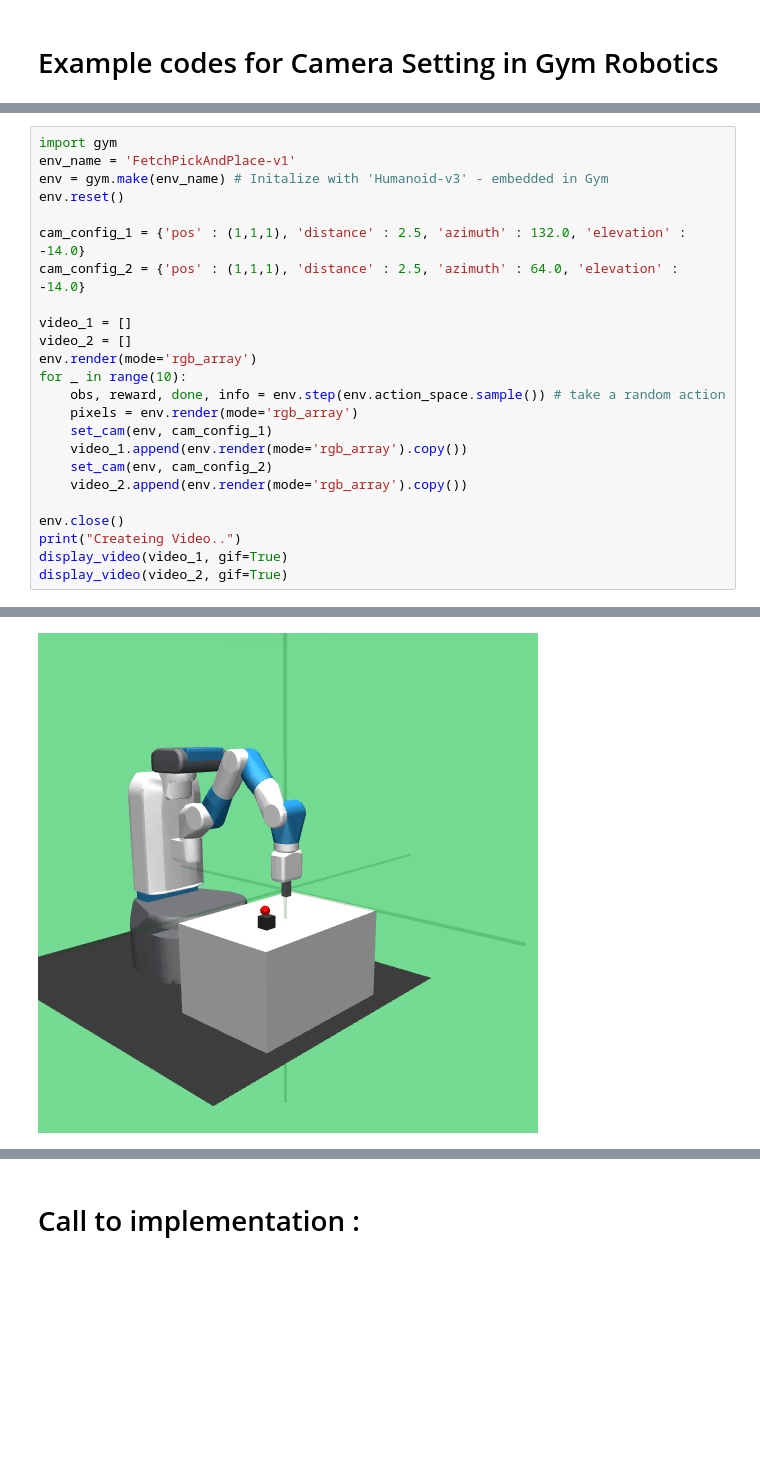
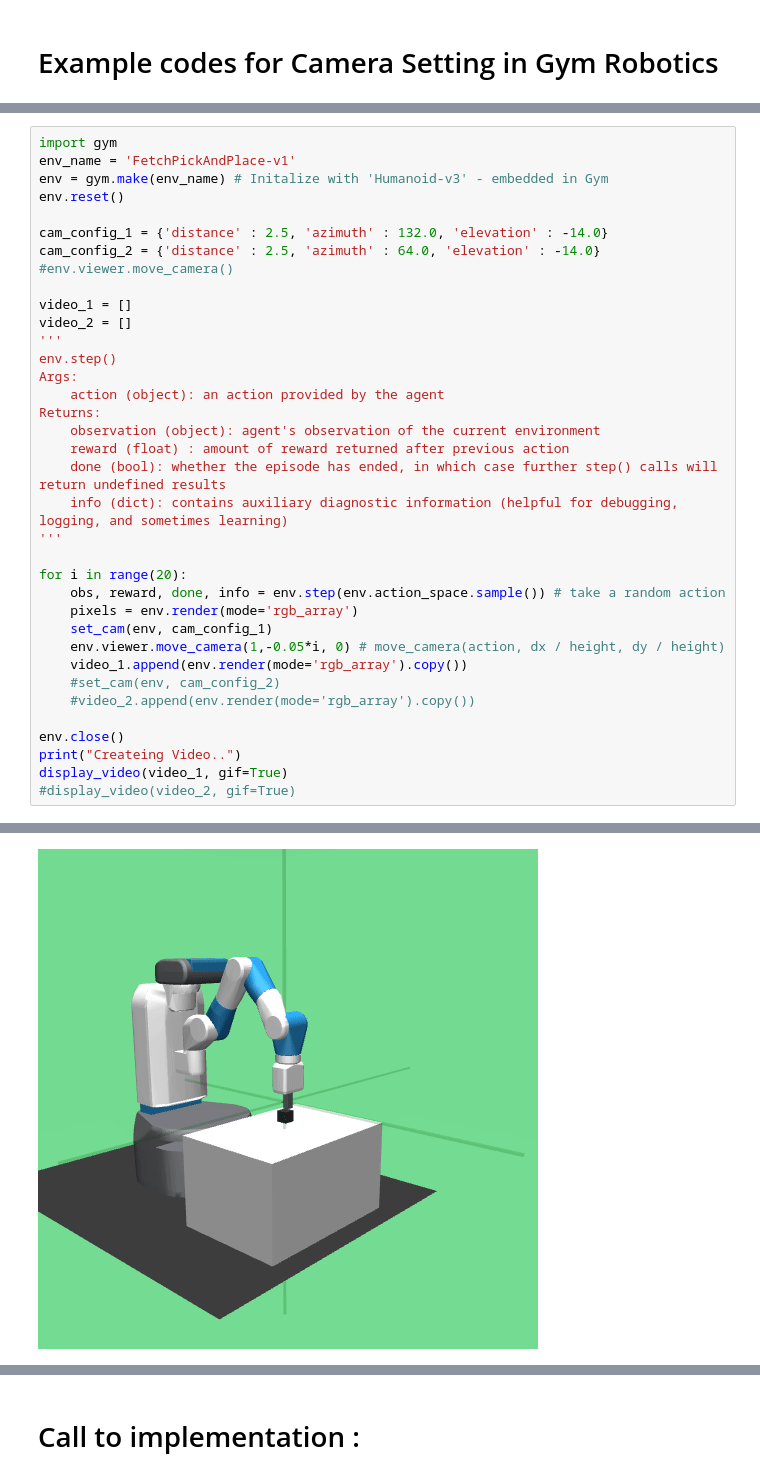
Before and after one commit to jesn1219/Examples_Mujoco, a Jupyter notebook: ipynb/RoboticsCameraSamples.ipynb, the cells around one changed output, grey strips where cells are left out. Drawn from its saved outputs; the diff is of its cells as text; blank space fills up the shorter version.

Commit message:
add multi_rendering

```diff
--- a/ipynb/RoboticsCameraSamples.ipynb
+++ b/ipynb/RoboticsCameraSamples.ipynb
@@ -37,27 +61,39 @@ def set_cam(env, config) :
 # %%
 import gym
 env_name = 'FetchPickAndPlace-v1'
 env = gym.make(env_name) # Initalize with 'Humanoid-v3' - embedded in Gym
 env.reset()
 
-cam_config_1 = {'pos' : (1,1,1), 'distance' : 2.5, 'azimuth' : 132.0, 'elevation' : -14.0}
-cam_config_2 = {'pos' : (1,1,1), 'distance' : 2.5, 'azimuth' : 64.0, 'elevation' : -14.0}
+cam_config_1 = {'distance' : 2.5, 'azimuth' : 132.0, 'elevation' : -14.0}
+cam_config_2 = {'distance' : 2.5, 'azimuth' : 64.0, 'elevation' : -14.0}
+#env.viewer.move_camera()
 
 video_1 = []
 video_2 = []
-env.render(mode='rgb_array')
-for _ in range(10):
+'''
+env.step()
+Args:
+    action (object): an action provided by the agent
+Returns:
+    observation (object): agent's observation of the current environment
+    reward (float) : amount of reward returned after previous action
+    done (bool): whether the episode has ended, in which case further step() calls will return undefined results
+    info (dict): contains auxiliary diagnostic information (helpful for debugging, logging, and sometimes learning)
+'''
+
+for i in range(20):
     obs, reward, done, info = env.step(env.action_space.sample()) # take a random action
     pixels = env.render(mode='rgb_array')
     set_cam(env, cam_config_1)
+    env.viewer.move_camera(1,-0.05*i, 0) # move_camera(action, dx / height, dy / height)
     video_1.append(env.render(mode='rgb_array').copy())
-    set_cam(env, cam_config_2)
-    video_2.append(env.render(mode='rgb_array').copy())
+    #set_cam(env, cam_config_2)
+    #video_2.append(env.render(mode='rgb_array').copy())
 
 env.close()
 print("Createing Video..")
 display_video(video_1, gif=True)
-display_video(video_2, gif=True)
+#display_video(video_2, gif=True)
 # %% [output]
 Createing Video..
-[figure, old version]
+[figure, new version]
```
Also changed, not shown: parts of 6 cells of this notebook.
